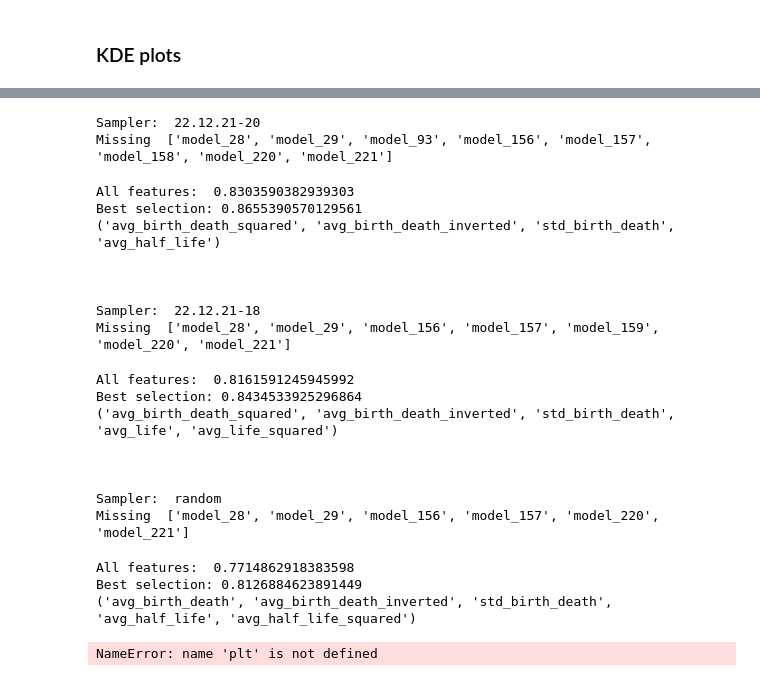
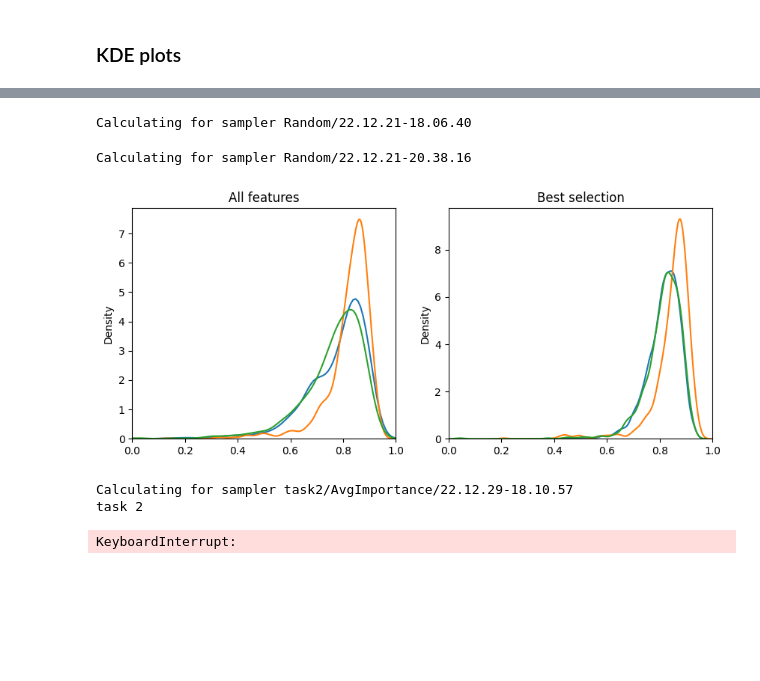
Before and after one commit to carpelli/tfm, a Jupyter notebook: tfm/notebooks/regression.ipynb, the cells around one changed output, grey strips where cells are left out. Saved outputs shown, nothing was run; the diff lists cells and outputs as text; code cells hidden in the pictures; blank space fills up the shorter version.

```diff
--- a/tfm/notebooks/regression.ipynb
+++ b/tfm/notebooks/regression.ipynb
@@ -206,51 +195,33 @@ nb_utils.annotated_heatmap(heatmap,
-# %%
-all_results = []
-outdir = nb_utils.outdir / 'task1/random'
-dirs = [*nb_utils.dirs(outdir)] + [outdir]
-for dir in dirs:
-	print('Sampler: ', dir.name)
-	X, y = get_labeled_data(dir)
-	results = run_experiment(X, y, 500, LinearRegression)
-	all_results += [results]
-	print('All features: ', np.mean(extract_all(results)[1]))
-	print('Best selection:', np.mean(extract_best(results)[1]))
-	print(extract_best(results)[0])
-	print('\n\n')
-# %% [output]
-Sampler:  22.12.21-20
-Missing  ['model_28', 'model_29', 'model_93', 'model_156', 'model_157', 'model_158', 'model_220', 'model_221']
-All features:  0.8303590382939303
-Best selection: 0.8655390570129561
-('avg_birth_death_squared', 'avg_birth_death_inverted', 'std_birth_death', 'avg_half_life')
-
-
-
-Sampler:  22.12.21-18
-Missing  ['model_28', 'model_29', 'model_156', 'model_157', 'model_159', 'model_220', 'model_221']
-All features:  0.8161591245945992
-Best selection: 0.8434533925296864
-('avg_birth_death_squared', 'avg_birth_death_inverted', 'std_birth_death', 'avg_life', 'avg_life_squared')
-
-
-
-Sampler:  random
-Missing  ['model_28', 'model_29', 'model_156', 'model_157', 'model_220', 'model_221']
-All features:  0.7714862918383598
-Best selection: 0.8126884623891449
-('avg_birth_death', 'avg_birth_death_inverted', 'std_birth_death', 'avg_half_life', 'avg_half_life_squared')
+# %%
+results_random = [
+	results_for_sampler(files)
+	for files in nb_utils.get_files(1, sampler='Random')
+]
+# %% [output]
+Calculating for sampler Random/22.12.21-18.06.40
+Calculating for sampler Random/22.12.21-20.38.16
 # %%
 def plot_kdes(samplers, dists, bw=None, ax=None):
 	for sampler, dist in zip(samplers, dists):
 		ax = sns.kdeplot(dist, ax=ax, bw_method=bw, label=sampler)
 	ax.set_xlim([0,1])
 	return ax
 
 fig, axs = plt.subplots(1, 2, figsize=(10, 4))
 types = {'All features': extract_all, 'Best selection': extract_best}
 for ax, (title, extract) in zip(axs, types.items()):
-	plot_kdes(samplers=['']*len(all_results),
-			  dists=[extract(results)[1] for results in all_results],
+	plot_kdes(samplers=['']*len(results_random),
+			  dists=[extract(results) for results in results_random],
 			  ax=ax, bw=0.2)
 	ax.set_title(title)
 # %% [output]
-NameError: name 'plt' is not defined
+[figure, added]
+# %%
+results = {
+	sampler: results_for_sampler(2, files)
+	for sampler, files in nb_utils.get_files(2)
+}
+# %% [output]
+Calculating for sampler task2/AvgImportance/22.12.29-18.10.57
+task 2
+KeyboardInterrupt:
```
Also changed, not shown: parts of 18 cells of this notebook, 3 other files.
